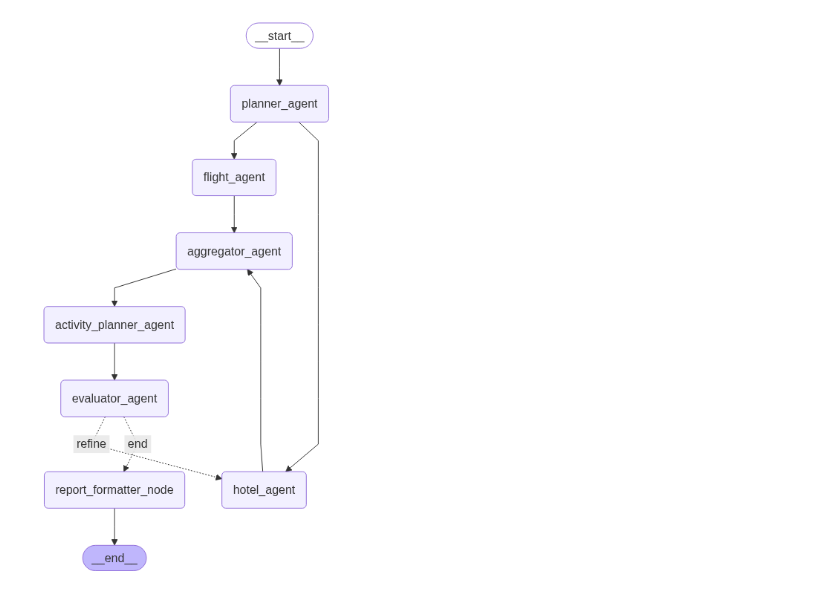
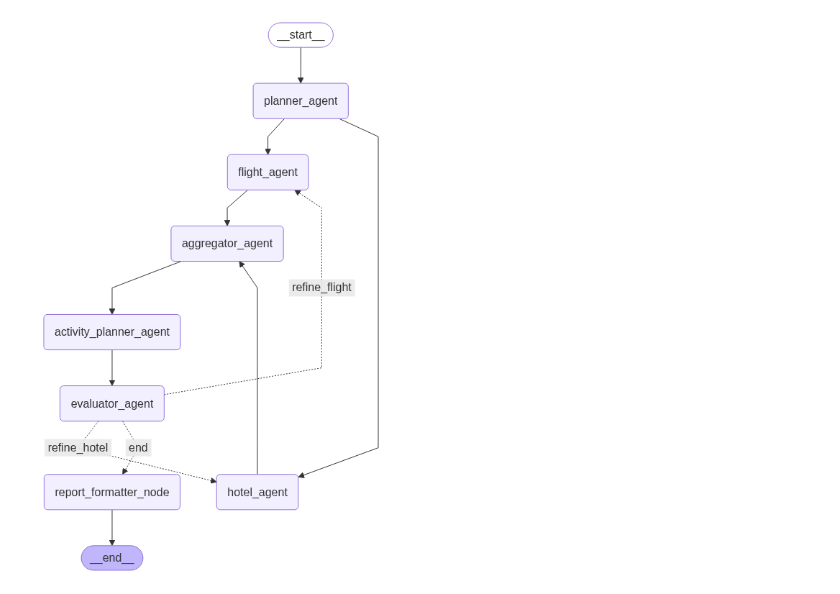
Before and after one commit to berkyalkn/AI-travel-agent, a Jupyter notebook: travel_agent.ipynb, the cells around one changed output. Saved outputs shown, nothing was run; the diff lists cells and outputs as text; code cells hidden in the pictures.

```diff
--- a/travel_agent.ipynb
+++ b/travel_agent.ipynb
@@ -154,7 +217,8 @@ def activity_finder_tool(destination: str, interests: List[str]) -> List[Dict]:
 class TripState(TypedDict):
     user_request: str
     trip_plan: Optional[TripRequest]
-    flight_info: Optional[FlightInfo]
+    selected_flight: Optional[FlightInfo]
+    flight_options: List[FlightInfo]
     selected_hotel: Optional[HotelInfo]
     hotel_options: List[HotelInfo]
     final_itinerary: Optional[Itinerary]
@@ -167,20 +231,18 @@ def planner_agent(state: TripState) -> dict:
     Takes the user request and converts it into a structured TripRequest object.
     """
     print("--- Running Planner Agent ---")
-
     structured_llm = llm.with_structured_output(TripRequest)
-
     prompt = f"""
+    You are an expert at parsing user travel requests.
     Parse the following user request into a structured TripRequest object.
-    Identify the destination, number of days, budget, and key interests.
+    Extract the origin, destination, start date, end date, number of people, budget, and key interests.
+    Today's date is {datetime.now().strftime('%Y-%m-%d')}. Dates must be in YYYY-MM-DD format.
 
     User Request: "{state['user_request']}"
     """
-
     plan = structured_llm.invoke(prompt)
     print(f"-> Structured Plan: {plan}")
-
-    return {"trip_plan": plan}
+    return {"trip_plan": plan, "refinement_count": 0}
 # %%
 def flight_agent(state: TripState) -> dict:
     """
@@ -267,8 +341,8 @@ def activity_planner_agent(state: TripState) -> dict:
     Trip Information:
     - Destination: {trip_plan.destination}
     - Duration: {trip_plan.days} days
-    - Flight Info: {state['flight_info'].model_dump()}
-    - Hotel Info: {state['selected_hotel'].model_dump()}
+    - Flight Info: {state['selected_flight'].model_dump()}
+    - Selected Hotel: {state['selected_hotel'].model_dump()}
 
     Available Activities (choose and schedule from this list):
     {activities}
@@ -360,14 +455,14 @@ def report_formatter_node(state: TripState) -> dict:
         md += f"A {trip_plan.days}-day trip for {trip_plan.person} people, focusing on {', '.join(trip_plan.interests)}.\n\n"
 
         md += "## ✈️ Flight Information\n"
-        md += f"- **Airline:** {itinerary.flight_info.airline}\n"
-        md += f"- **Origin:** {itinerary.flight_info.origin}\n"
-        md += f"- **Total Price:** €{itinerary.flight_info.price:.2f}\n\n"
+        md += f"- **Airline:** {itinerary.selected_flight.airline}\n"
+        md += f"- **Origin:** {itinerary.selected_flight.origin}\n"
+        md += f"- **Total Price:** €{itinerary.selected_flight.price:.2f}\n\n"
 
         md += "## 🏨 Hotel Information\n"
-        md += f"- **Hotel Name:** {itinerary.hotel_info.hotel_name}\n"
-        md += f"- **Rating:** {itinerary.hotel_info.rating} / 5.0\n"
-        md += f"- **Total Price for Stay:** €{itinerary.hotel_info.total_price:.2f}\n\n"
+        md += f"- **Hotel Name:** {itinerary.selected_hotel.hotel_name}\n"
+        md += f"- **Rating:** {itinerary.selected_hotel.rating} / 5.0\n"
+        md += f"- **Total Price for Stay:** €{itinerary.selected_hotel.total_price:.2f}\n\n"
 
         md += "---\n\n## 🗺️ Daily Itinerary\n"
         for day_plan in itinerary.daily_plans:
@@ -414,33 +509,34 @@ workflow.add_node("activity_planner_agent", activity_planner_agent)
 workflow.add_node("evaluator_agent", evaluator_agent)
 workflow.add_node("report_formatter_node", report_formatter_node)
 
 
 workflow.add_edge(START, "planner_agent")
 
 workflow.add_edge("planner_agent", "flight_agent")
 workflow.add_edge("planner_agent", "hotel_agent")
 
 workflow.add_edge("flight_agent", "aggregator_agent")
 workflow.add_edge("hotel_agent", "aggregator_agent")
 
 workflow.add_edge("aggregator_agent", "activity_planner_agent")
 workflow.add_edge("activity_planner_agent", "evaluator_agent")
 
 workflow.add_conditional_edges(
     "evaluator_agent",
     should_refine_or_end,
     {
-        "refine": "hotel_agent",
+        "refine_hotel": "hotel_agent",
+        "refine_flight": "flight_agent",
         "end": "report_formatter_node"
     }
 )
 
 workflow.add_edge("report_formatter_node", END)
 
 
 app = workflow.compile()
 
 display(Image(app.get_graph().draw_mermaid_png()))
 # %% [output]
-[figure, old version]
+[figure, new version]
 # %%
```
Also changed, not shown: parts of 9 cells of this notebook, 2 other files.
